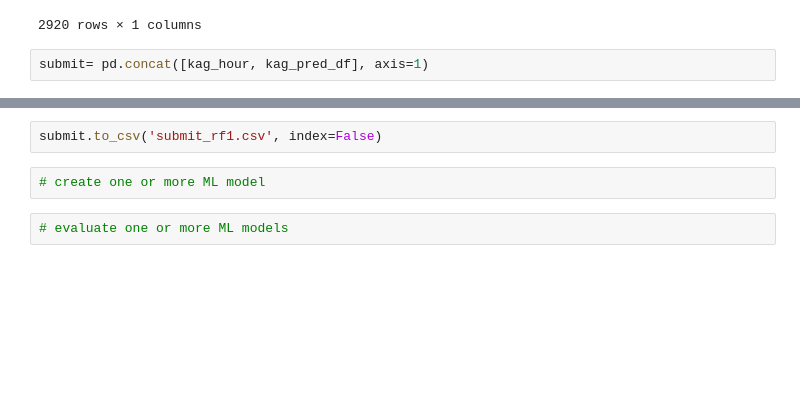
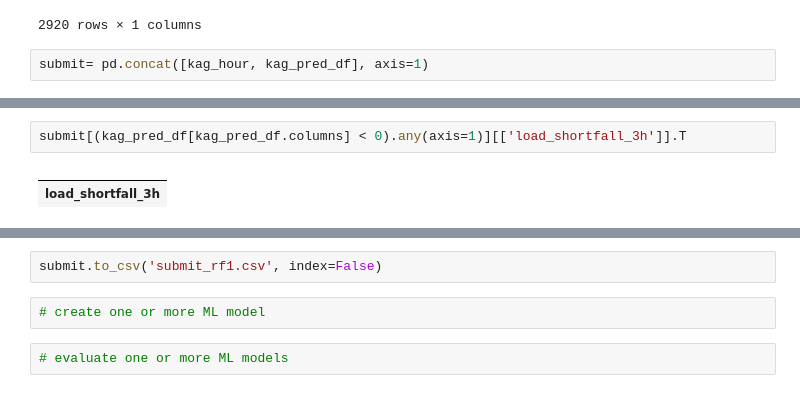
Before and after one commit to toarstn92/Spain_Electricity_Shortfall_Challenge_Team_ZF1, a Jupyter notebook: 0_Dataset/random_forest.ipynb, the cells around one changed output, grey strips where cells are left out. Saved outputs shown, nothing was run; the diff lists cells and outputs as text; blank space fills up the shorter version.

```diff
--- a/0_Dataset/random_forest.ipynb
+++ b/0_Dataset/random_forest.ipynb
@@ -466,0 +464,5 @@ submit.head()
+# %%
+submit[(kag_pred_df[kag_pred_df.columns] < 0).any(axis=1)][['load_shortfall_3h']].T
+# %% [output]
+|  |
+| load_shortfall_3h |
```
Also changed, not shown: parts of 12 cells of this notebook, 28 other files.
